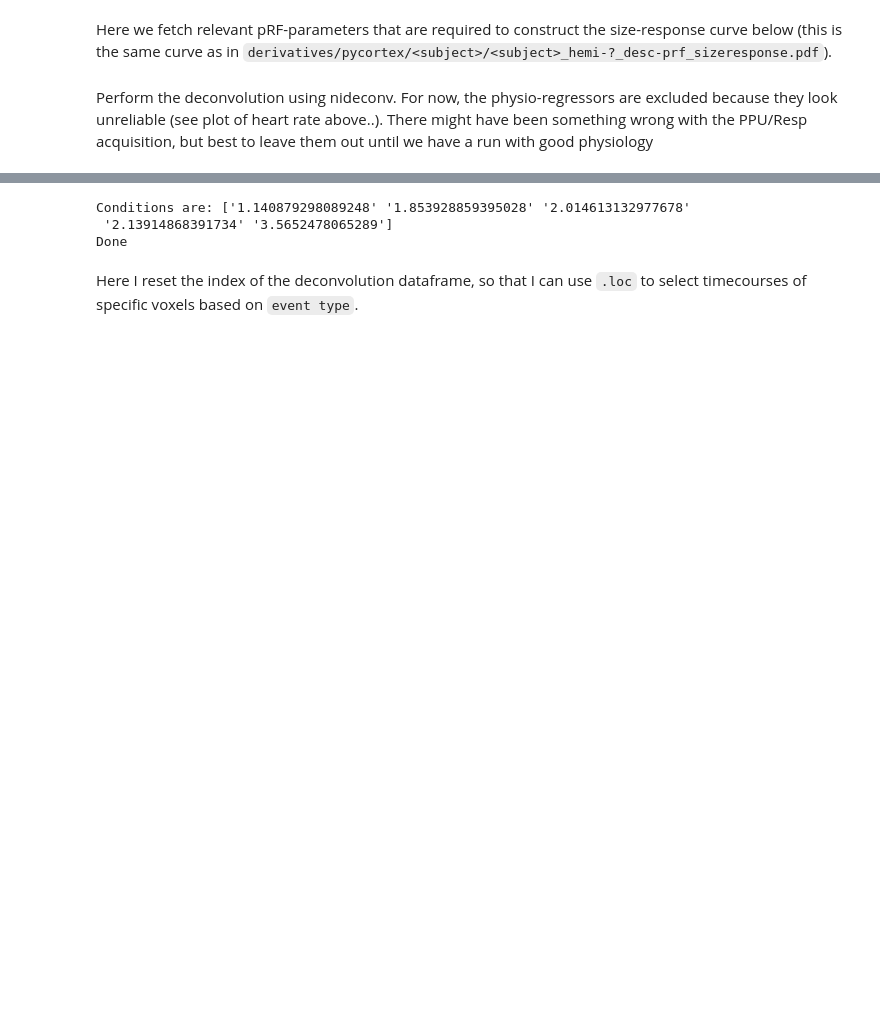
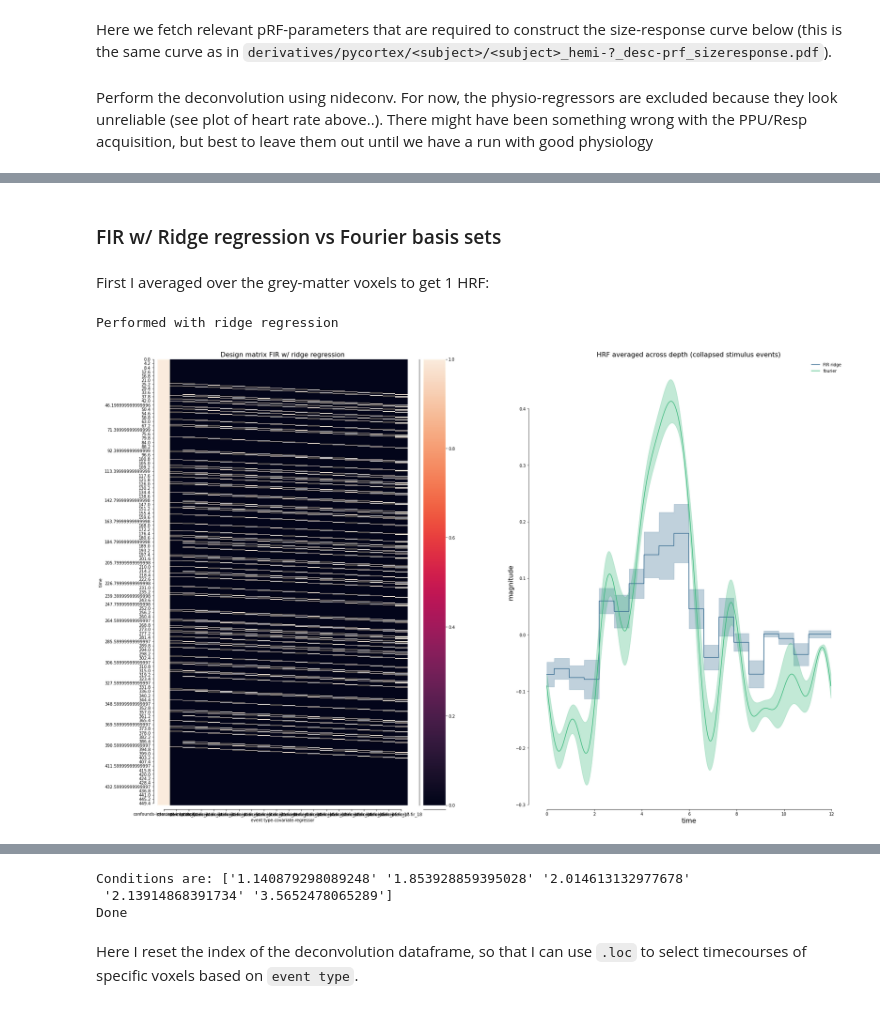
Before and after one commit to spinoza-centre/pRFline, a Jupyter notebook: notebooks/prf/exp_sizeresponse.ipynb, the cells around one changed output, grey strips where cells are left out. Saved outputs shown, nothing was run; the diff lists cells and outputs as text; code cells hidden in the pictures; blank space fills up the shorter version.

```diff
--- a/notebooks/prf/exp_sizeresponse.ipynb
+++ b/notebooks/prf/exp_sizeresponse.ipynb
@@ -222,0 +237,6 @@ Perform the deconvolution using nideconv. For now, the physio-regressors are exc
+# %%
+# create onset df with no differentiation between stimulus sizes > consider ALL stimulus sizes as 1 event type
+all_stim_onsets = df_onsets.copy().reset_index()
+all_stim_onsets['event_type'] = 'stim'
+all_stim_onsets = all_stim_onsets.set_index(['subject', 'run', 'event_type'])
+all_stim_onsets.head(10)
@@ -222,0 +373,50 @@ Perform the deconvolution using nideconv. For now, the physio-regressors are exc
+# %% [markdown]
+### FIR w/ Ridge regression vs Fourier basis sets
+# %% [markdown]
+First I averaged over the grey-matter voxels to get 1 HRF:
+# %%
+# try:
+if bool(ridge_models):
+
+    fig = plt.figure(figsize=(30,20))
+    gs = fig.add_gridspec(1,2)
+
+    ax1 = fig.add_subplot(gs[0])
+    sns.heatmap(ridge_models[include_vox[0]].X, ax=ax1)
+    ax1.set_title("Design matrix FIR w/ ridge regression", fontsize=16)
+
+
+    df_fourier = fourier_model.get_conditionwise_timecourses()
+    fourier = []
+    ridge   = []
+    for idx, ii in enumerate(range(*ribbon)):
+        tc_ridge = ridge_models[ii].get_timecourses().values
+        ridge.append(tc_ridge)
+
+        tc_fourier = df_fourier.loc['stim'][f'vox {ii}'].values
+        fourier.append(tc_fourier)
+
+    # average over voxels
+    ridge_avg       = np.squeeze(np.array(ridge).mean(axis=0))
+    ridge_sem       = np.squeeze(sem(ridge))
+    fourier_avg     = np.array(fourier).mean(axis=0)
+    fourier_sem     = sem(fourier)
+
+    ax2 = fig.add_subplot(gs[1])
+    utils.LazyPlot([ridge_avg, fourier_avg],
+                    xx=time_axis,
+                    error=[ridge_sem, fourier_sem],
+                    axs=ax2,
+                    x_label="time",
+                    y_label="magnitude",
+                    font_size=16,
+                    title="HRF averaged across depth (collapsed stimulus events)",
+                    line_width=1.5,
+                    labels=['FIR ridge', 'fourier'])
+
+    print("Performed with ridge regression")
+# except Exception:
+#     print("Run ridge regression first.")
+# %% [output]
+Performed with ridge regression
+[figure, added]
```
Also changed, not shown: parts of 25 cells of this notebook, 1 other file.
